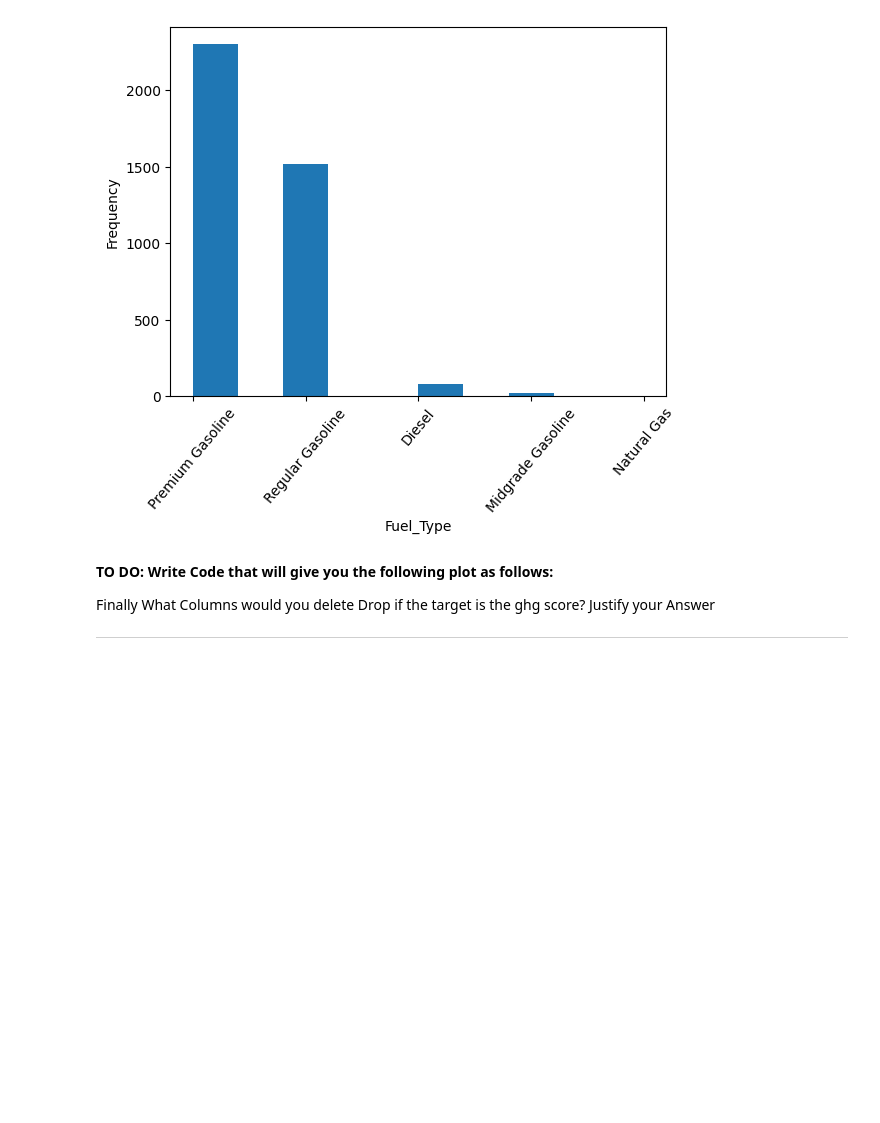
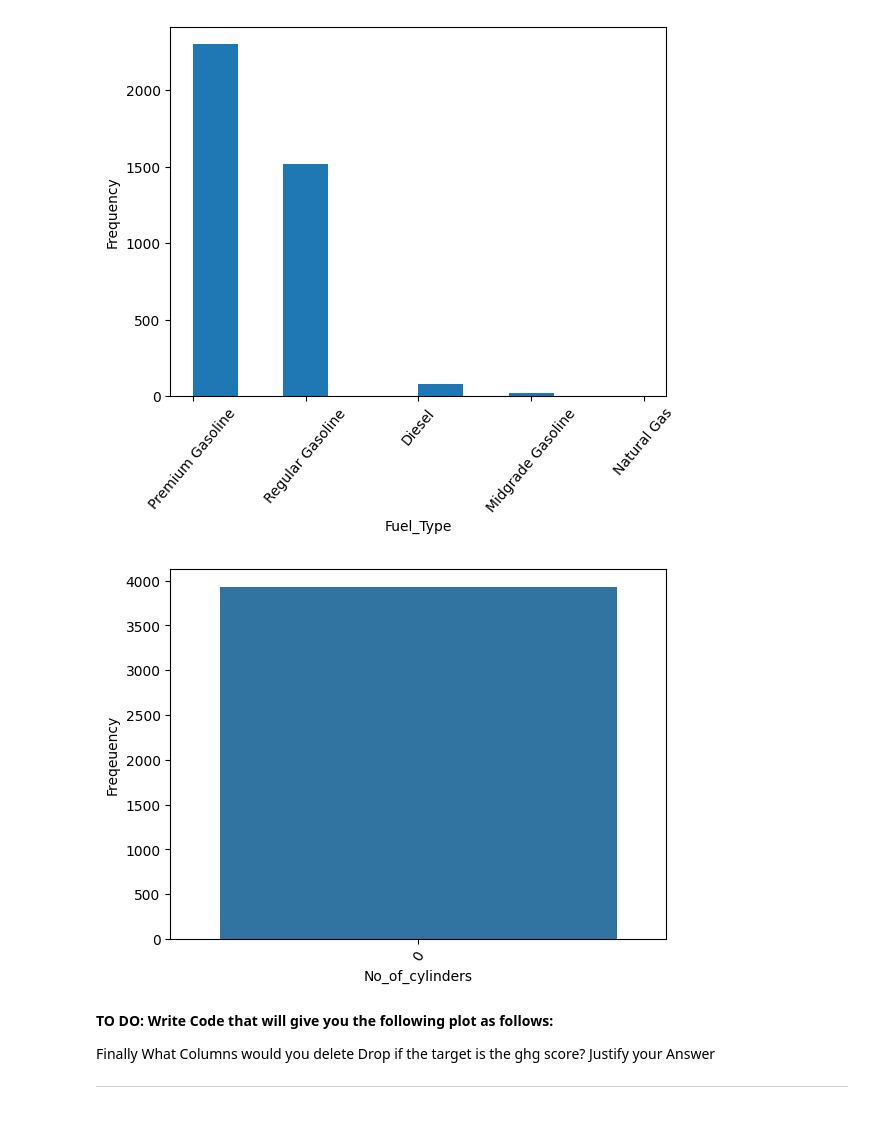
Before and after one commit to GichuriNdungu/Transport_Data_Analysis, a Jupyter notebook: Plotting Assignment.ipynb, the cells around one changed output. Saved outputs shown, nothing was run; the diff lists cells and outputs as text; code cells hidden in the pictures; blank space fills up the shorter version.

```diff
--- a/Plotting Assignment.ipynb
+++ b/Plotting Assignment.ipynb
@@ -79,6 +79,14 @@ plt.ylabel('Frequency')
 # %% [output]
 Text(0, 0.5, 'Frequency')
 [figure]
+# %%
+sb.countplot(fuel_econ.cylinders)
+plt.xticks(rotation=60)
+plt.xlabel('No_of_cylinders')
+plt.ylabel('Freqeuency')
+plt.show()
+# %% [output]
+[figure, added]
 # %% [markdown]
 **TO DO: Write Code that will give you the following plot as follows:**
 
```
